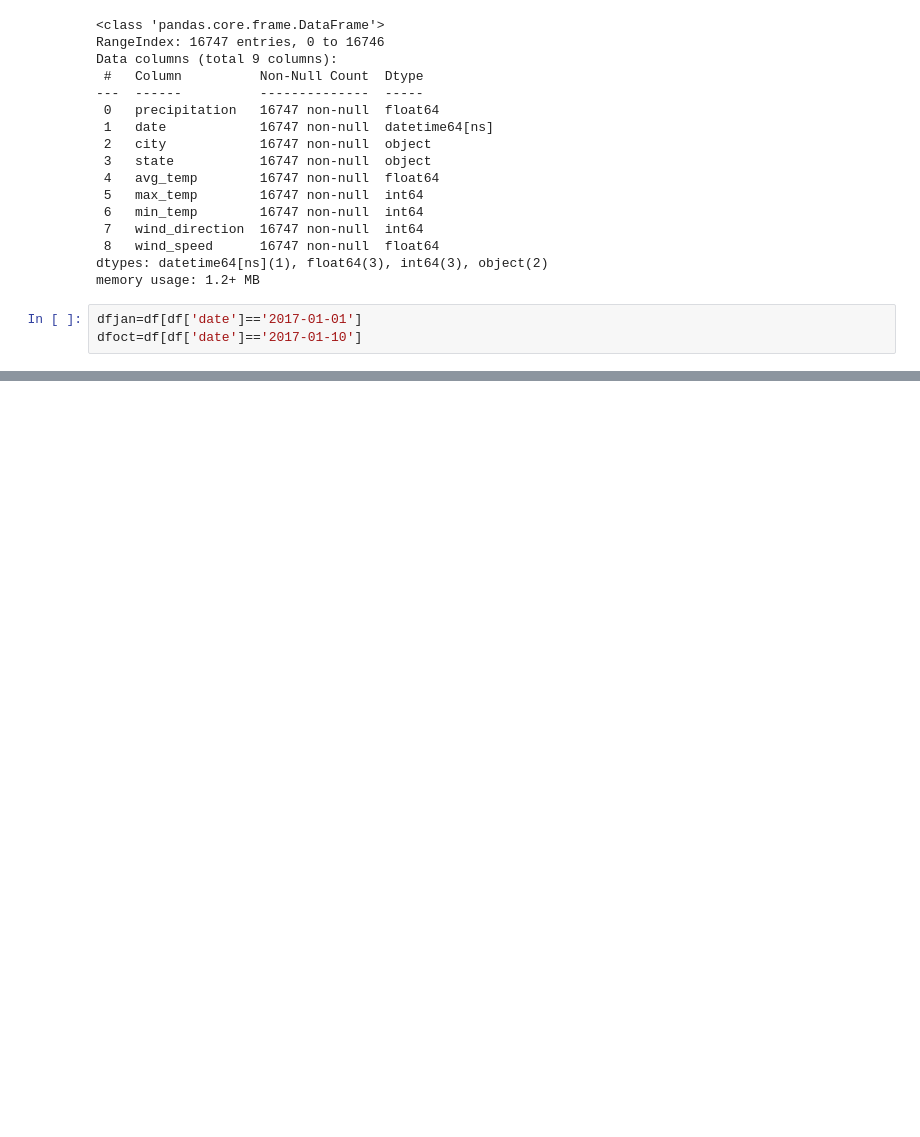
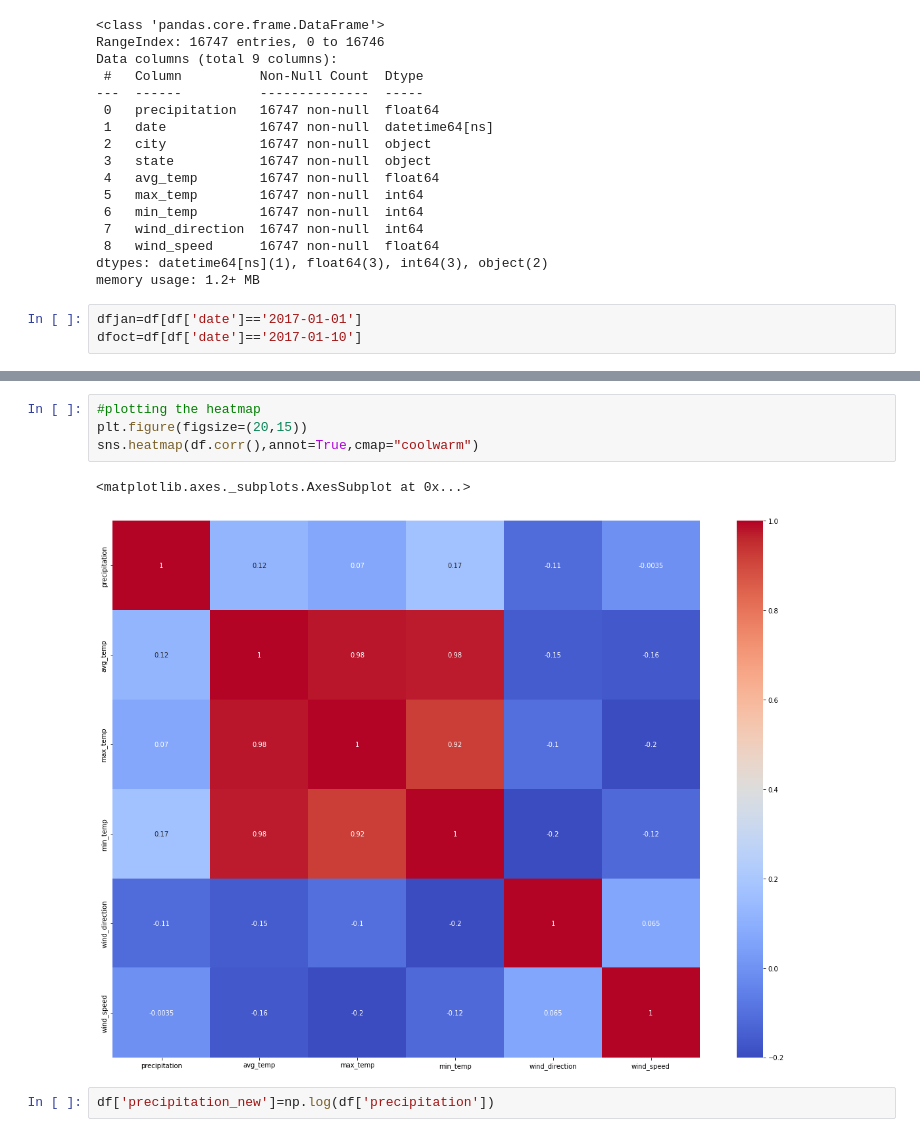
Before and after one commit to Bibhuti-MLAI/Python-Assignment, a Jupyter notebook: Python_Assignment.ipynb, the cells around one changed output, grey strips where cells are left out. Saved outputs shown, nothing was run; the diff lists cells and outputs as text; blank space fills up the shorter version.

```diff
--- a/Python_Assignment.ipynb
+++ b/Python_Assignment.ipynb
@@ -859,0 +881,9 @@ Name: date, dtype: bool
+# %%
+#plotting the heatmap
+plt.figure(figsize=(20,15))
+sns.heatmap(df.corr(),annot=True,cmap="coolwarm")
+# %% [output]
+<matplotlib.axes._subplots.AxesSubplot at 0x...>
+[figure, added]
+# %%
+df['precipitation_new']=np.log(df['precipitation'])
```
Also changed, not shown: parts of 31 cells of this notebook.
